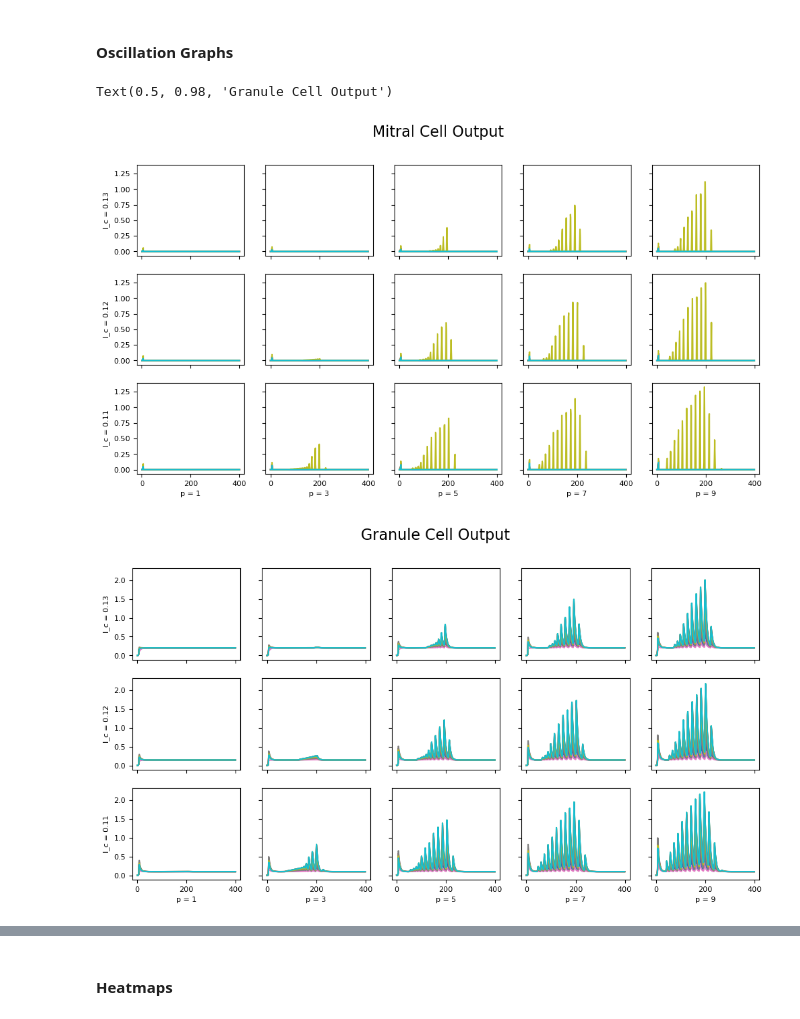
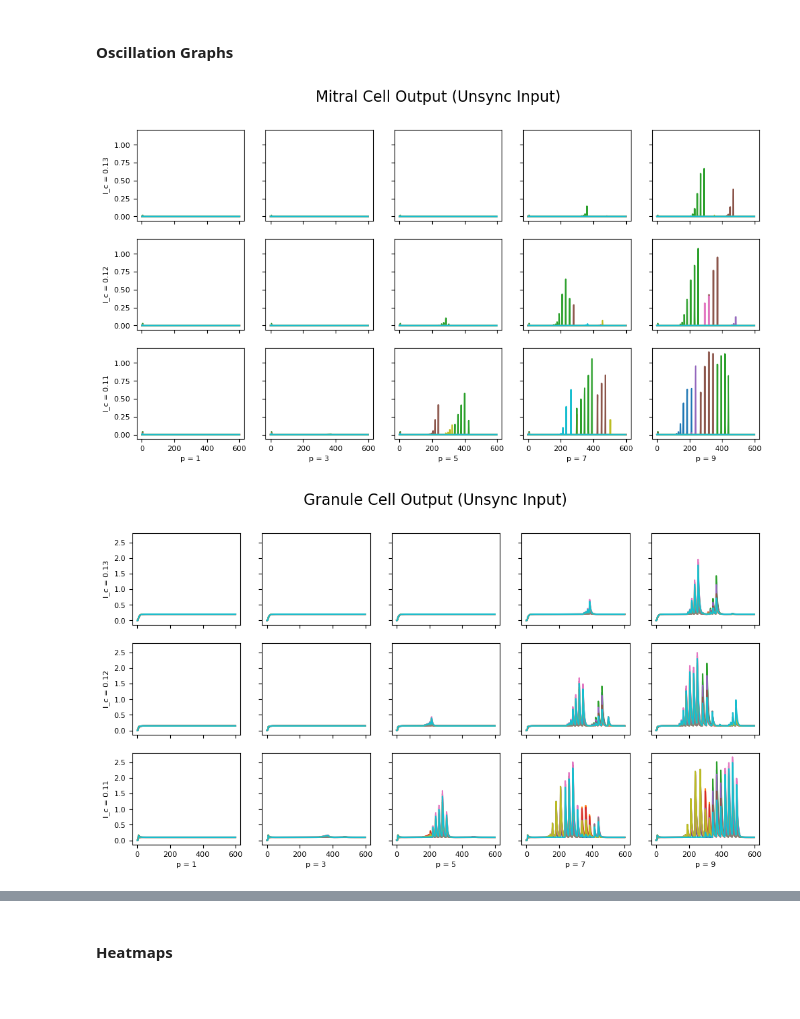
Before and after one commit to jhsieh731/23_research, a Jupyter notebook: 1989_Li.ipynb, the cells around one changed output, grey strips where cells are left out. Saved outputs shown, nothing was run; the diff lists cells and outputs as text; code cells hidden in the pictures.

```diff
--- a/1989_Li.ipynb
+++ b/1989_Li.ipynb
@@ -14,13 +14,11 @@ import pandas as pd
 N = 10 # excitatory mitral
 M = 10 # inhibitory granule
 
-t_total = 400
-t_inhale = 0
-t_exhale = 200
+t_total = 600
 tau_exhale = 33
 
+p_prob = 1
 cycles = 1
-p_prob = 1
 # %% [markdown]
 ### Inputs
 # %%
@@ -35,8 +33,11 @@ def generate_m_input(p):
     for c in range(cycles):
         for i in range(N):
             P_odor = P[i]
+            t_inhale = int(np.floor(np.random.uniform(low=0, high=300)))
+            t_exhale = t_inhale + 200
             for j in range(t_total):
                 if j >= t_inhale and j <= t_exhale:
+                    # I_odor[j + t_total * c][i] = P_odor * ((0.2/t_exhale) * (j - t_inhale)) + I_odor[t_inhale][i]
                     I_odor[j + t_total * c][i] = P_odor * (j - t_inhale)/1000 + I_odor[t_inhale][i]
                 if j > t_exhale:
                     I_odor[j + t_total * c][i] = I_odor[t_exhale][i] * \
@@ -104,8 +105,8 @@ W_0 = np.array([[0.3, 0.7, 0, 0, 0, 0, 0, 0, 0.5, 0.3],
 # %% [markdown]
 Unif random connections
 # %%
-H_0 = np.random.uniform(size=(N, M))
-W_0 = np.random.uniform(size=(M, N))
+H_0 = np.random.uniform(size=(N, M)) * 2
+W_0 = np.random.uniform(size=(M, N)) * 2
 # %% [markdown]
 ### Internal State Cell Models
 # %% [markdown]
@@ -159,31 +160,30 @@ def generate_xy(p, v):
 # %%
 rows = 3
 cols = 5
 fig1, axs1 = plt.subplots(figsize=(12, 6), nrows=rows, ncols=cols, sharex=True, sharey=True)
 fig2, axs2 = plt.subplots(figsize=(12, 6), nrows=rows, ncols=cols, sharex=True, sharey=True)
 for i in range(rows):
     for j in range(cols):
         # print(f"cell : {i, j}, p = {2 * j + 1}, I_c = {0.13 - 0.01*i}")
         axs1[i, j].plot(generate_xy(2 * j + 1, 0.13 - 0.01*i)[0])
         axs2[i, j].plot(generate_xy(2 * j + 1, 0.13 - 0.01*i)[1])
 
 for i, ax in enumerate(axs1.flat):
     ax.set(xlabel=f'p = {2*(i%5) + 1}', ylabel=f'I_c = {round(0.13 - (int(i/5))/100, 2)}')
 for i, ax in enumerate(axs2.flat):
         ax.set(xlabel=f'p = {2*(i%5) + 1}', ylabel=f'I_c = {round(0.13 - (int(i/5))/100, 2)}')
 
 for ax in axs1.flat:
     ax.label_outer()
 for ax in axs2.flat:
     ax.label_outer()
-fig1.suptitle('Mitral Cell Output', fontsize=16)
-fig1.savefig('M_output.png')
-fig2.suptitle('Granule Cell Output', fontsize=16)
-fig2.savefig('G_output.png')
+fig1.suptitle('Mitral Cell Output (Unsync Input)', fontsize=16)
+fig1.savefig('M_output_delayo.png')
+fig2.suptitle('Granule Cell Output (Unsync Input)', fontsize=16)
+fig2.savefig('G_output_delayo.png')
 
 # df = pd.DataFrame(X_out, columns = [f"Cell {i+1}" for i in range(N)], index=[i for i in range(cycles * t_total)])
 # df.to_csv('out_li.csv')
 # %% [output]
-Text(0.5, 0.98, 'Granule Cell Output')
-[figure, old version]
+[figure, new version]
-[figure, old version]
+[figure, new version]
```
Also changed, not shown: parts of 7 cells of this notebook, 39 other files.
